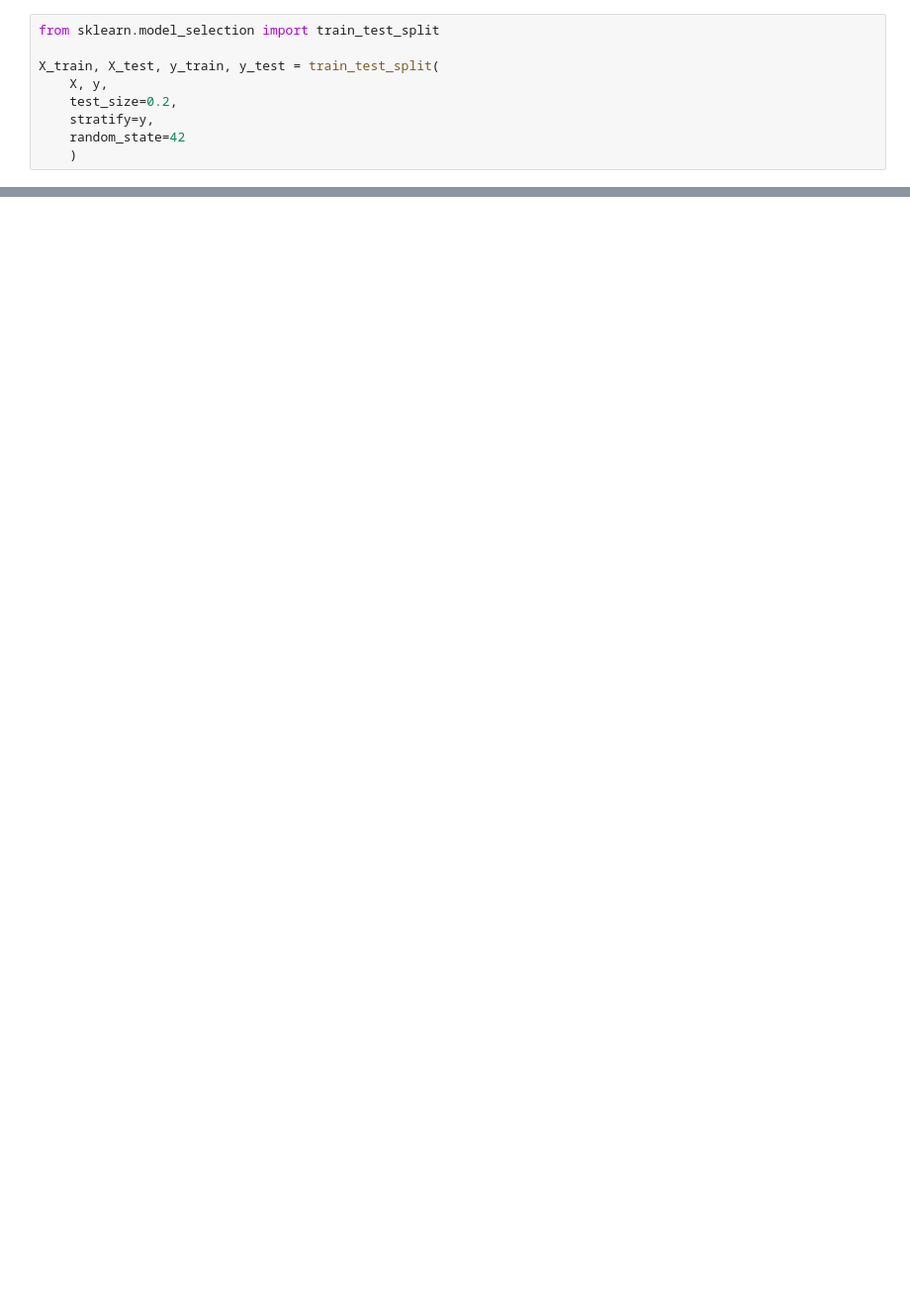
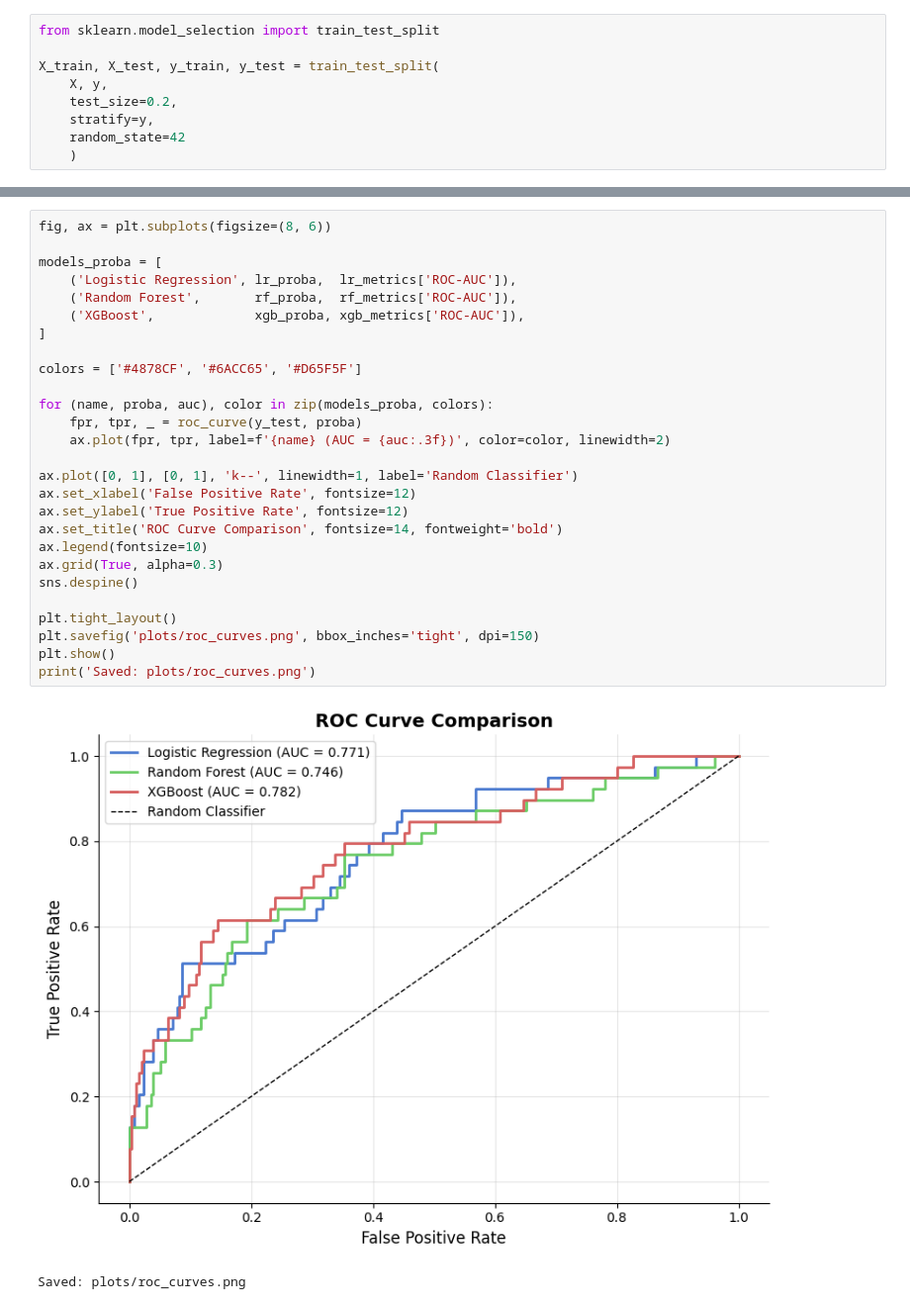
Before and after one commit to Nishit26Khandhar/Employee_Attrition_Prediction, a Jupyter notebook: notebook/data/model_Training.ipynb, the cells around one changed output, grey strips where cells are left out. Shown at 99% size. Cells and saved outputs as stored; diff of their text form; blank space fills up the shorter version.

```diff
--- a/notebook/data/model_Training.ipynb
+++ b/notebook/data/model_Training.ipynb
@@ -80,0 +724,30 @@ df.head()
+# %%
+fig, ax = plt.subplots(figsize=(8, 6))
+
+models_proba = [
+    ('Logistic Regression', lr_proba,  lr_metrics['ROC-AUC']),
+    ('Random Forest',       rf_proba,  rf_metrics['ROC-AUC']),
+    ('XGBoost',             xgb_proba, xgb_metrics['ROC-AUC']),
+]
+
+colors = ['#4878CF', '#6ACC65', '#D65F5F']
+
+for (name, proba, auc), color in zip(models_proba, colors):
+    fpr, tpr, _ = roc_curve(y_test, proba)
+    ax.plot(fpr, tpr, label=f'{name} (AUC = {auc:.3f})', color=color, linewidth=2)
+
+ax.plot([0, 1], [0, 1], 'k--', linewidth=1, label='Random Classifier')
+ax.set_xlabel('False Positive Rate', fontsize=12)
+ax.set_ylabel('True Positive Rate', fontsize=12)
+ax.set_title('ROC Curve Comparison', fontsize=14, fontweight='bold')
+ax.legend(fontsize=10)
+ax.grid(True, alpha=0.3)
+sns.despine()
+
+plt.tight_layout()
+plt.savefig('plots/roc_curves.png', bbox_inches='tight', dpi=150)
+plt.show()
+print('Saved: plots/roc_curves.png')
+# %% [output]
+[figure, added]
+Saved: plots/roc_curves.png
```
Also changed, not shown: parts of 40 cells of this notebook, 24 other files.
